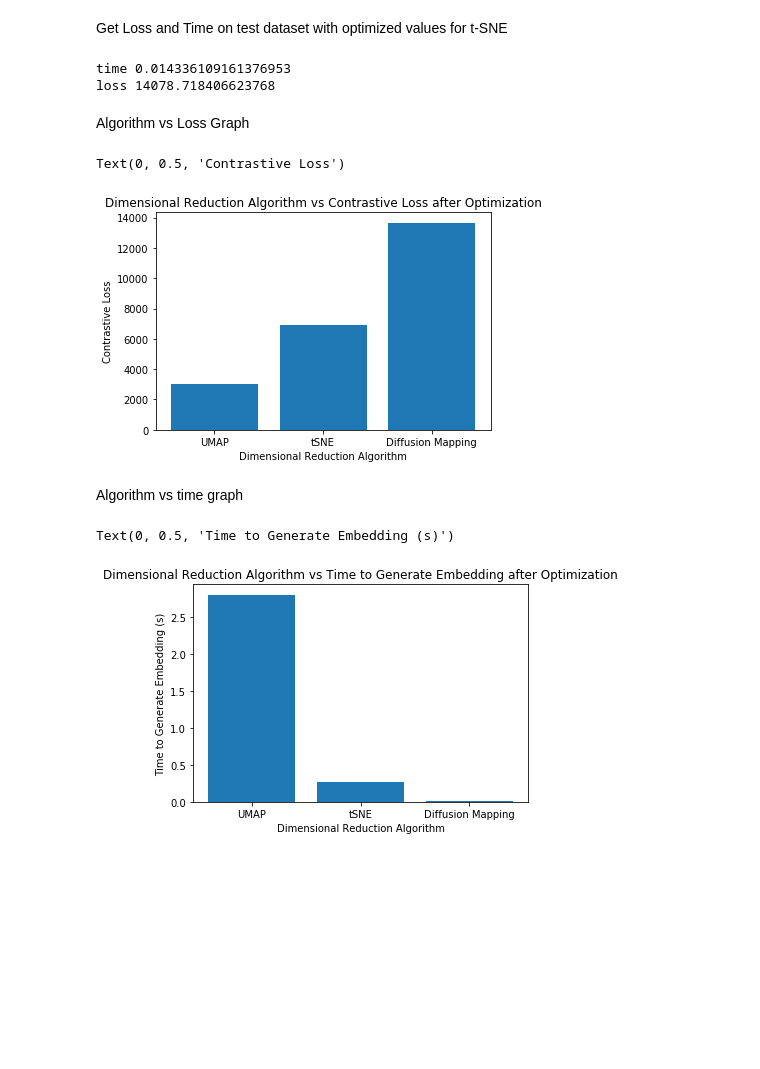
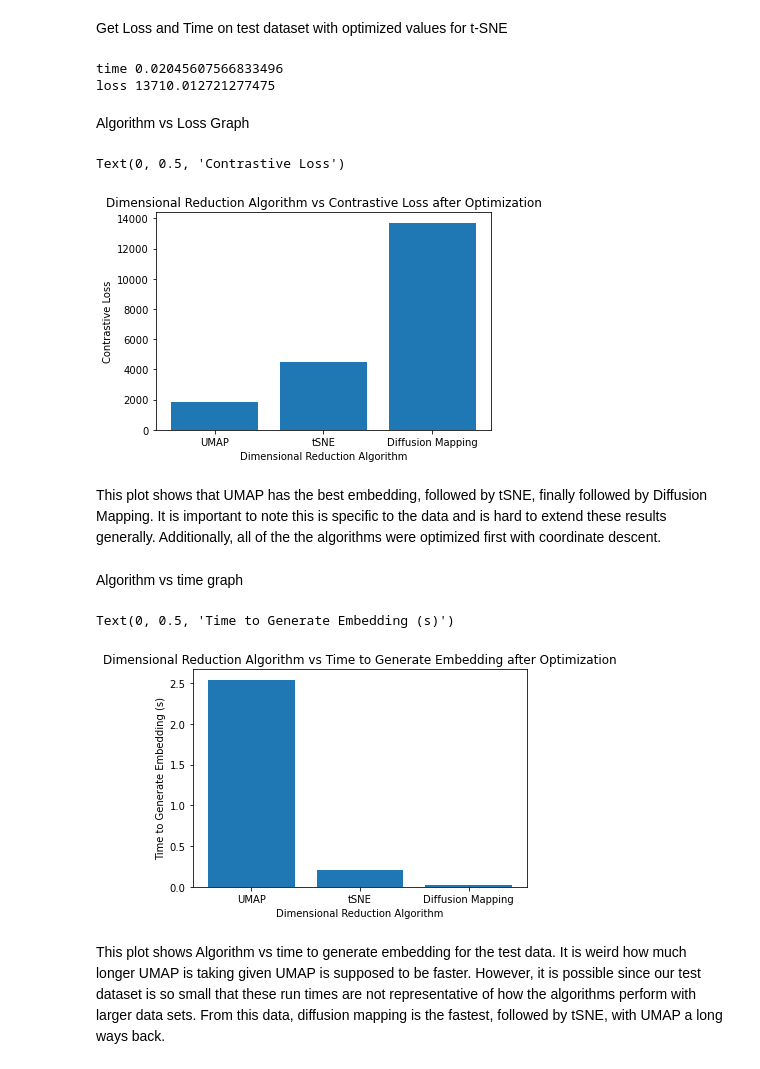
Before and after one commit to lewinsohndp/dimensional-reduction, a Jupyter notebook: experiments.ipynb, the cells around one changed output. Cells and saved outputs as stored; diff of their text form; code cells hidden in the pictures; blank space fills up the shorter version.

```diff
--- a/experiments.ipynb
+++ b/experiments.ipynb
@@ -296,5 +304,8 @@ epochs, neighbors, min_dist, loss = experiment_helpers.umap_coordinate_descent(t
 Get Loss on test dataset with optimized values
 # %%
 reducer = umap.UMAP(n_neighbors=neighbors, n_epochs=epochs, verbose=False, min_dist=min_dist)
+start = time.time()
 embedding = reducer.fit_transform(test_data)
-myLoss.get_loss(embedding, test_label)
+end = time.time()
+umap_loss = myLoss.get_loss(embedding, test_label)
+umap_time = end - start
@@ -337,32 +343,36 @@ dmap=dm.DiffusionMap.from_sklearn(n_evecs = 2,epsilon = 1.0, alpha = a, k= k_nei
 diffused_points = dmap.fit_transform(test_data)
 end = time.time()
 
-runtime = end-start
+diffusion_runtime = end-start
 
-closs = myLoss.get_loss(diffused_points, test_label)
+diffusion_closs = myLoss.get_loss(diffused_points, test_label)
 
-print('time ' + str(runtime))
-print('loss '+ str(closs))
+print('time ' + str(diffusion_runtime))
+print('loss '+ str(diffusion_closs))
 # %% [output]
-time 0.014336109161376953
-loss 14078.718406623768
+time 0.02045607566833496
+loss 13710.012721277475
 # %% [markdown]
 Algorithm vs Loss Graph
 # %%
-plt.bar(["UMAP", "tSNE", "Diffusion Mapping"], [3043.8981680330667, 6886.850019224871, 13665.08])
+plt.bar(["UMAP", "tSNE", "Diffusion Mapping"], [umap_loss, tsne_score, diffusion_closs])
 plt.title("Dimensional Reduction Algorithm vs Contrastive Loss after Optimization")
 plt.xlabel("Dimensional Reduction Algorithm")
 plt.ylabel("Contrastive Loss")
 # %% [output]
 Text(0, 0.5, 'Contrastive Loss')
-[figure, old version]
+[figure, new version]
+# %% [markdown]
+This plot shows that UMAP has the best embedding, followed by tSNE, finally followed by Diffusion Mapping. It is important to note this is specific to the data and is hard to extend these results generally. Additionally, all of the the algorithms were optimized first with coordinate descent.
 # %% [markdown]
 Algorithm vs time graph
 # %%
-plt.bar(["UMAP", "tSNE", "Diffusion Mapping"], [2.8, 0.2710142135620117, 0.01485])
+plt.bar(["UMAP", "tSNE", "Diffusion Mapping"], [umap_time, tsne_time, diffusion_runtime])
 plt.title("Dimensional Reduction Algorithm vs Time to Generate Embedding after Optimization")
 plt.xlabel("Dimensional Reduction Algorithm")
 plt.ylabel("Time to Generate Embedding (s)")
 # %% [output]
 Text(0, 0.5, 'Time to Generate Embedding (s)')
-[figure, old version]
+[figure, new version]
+# %% [markdown]
+This plot shows Algorithm vs time to generate embedding for the test data. It is weird how much longer UMAP is taking given UMAP is supposed to be faster. However, it is possible since our test dataset is so small that these run times are not representative of how the algorithms perform with larger data sets. From this data, diffusion mapping is the fastest, followed by tSNE, with UMAP a long ways back.
```
Also changed, not shown: parts of 7 cells of this notebook.
